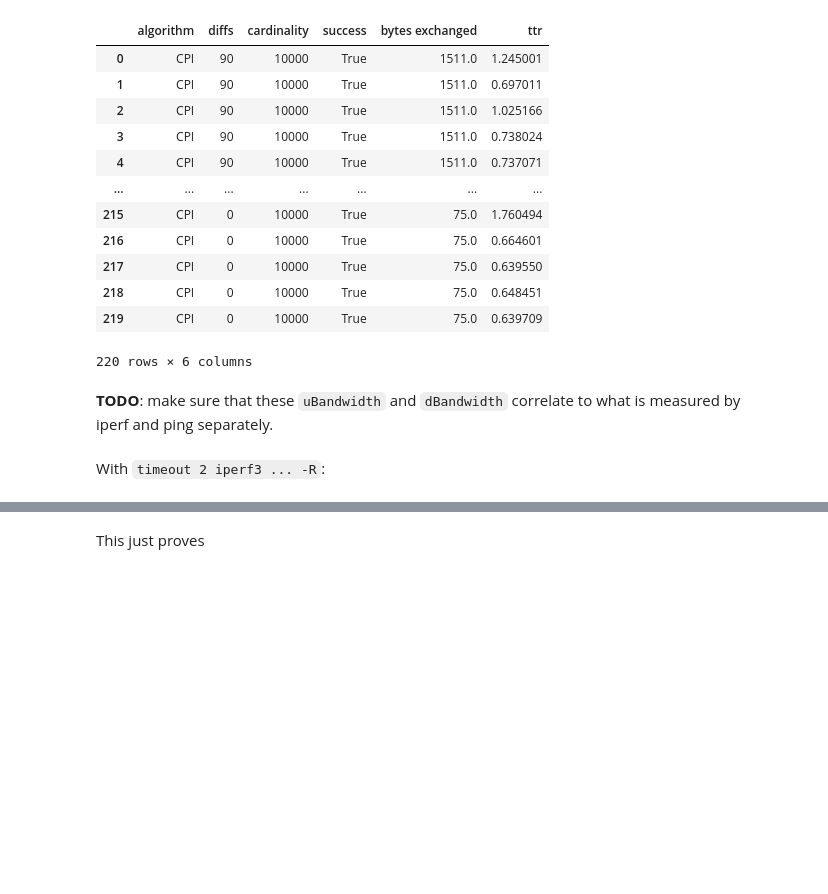
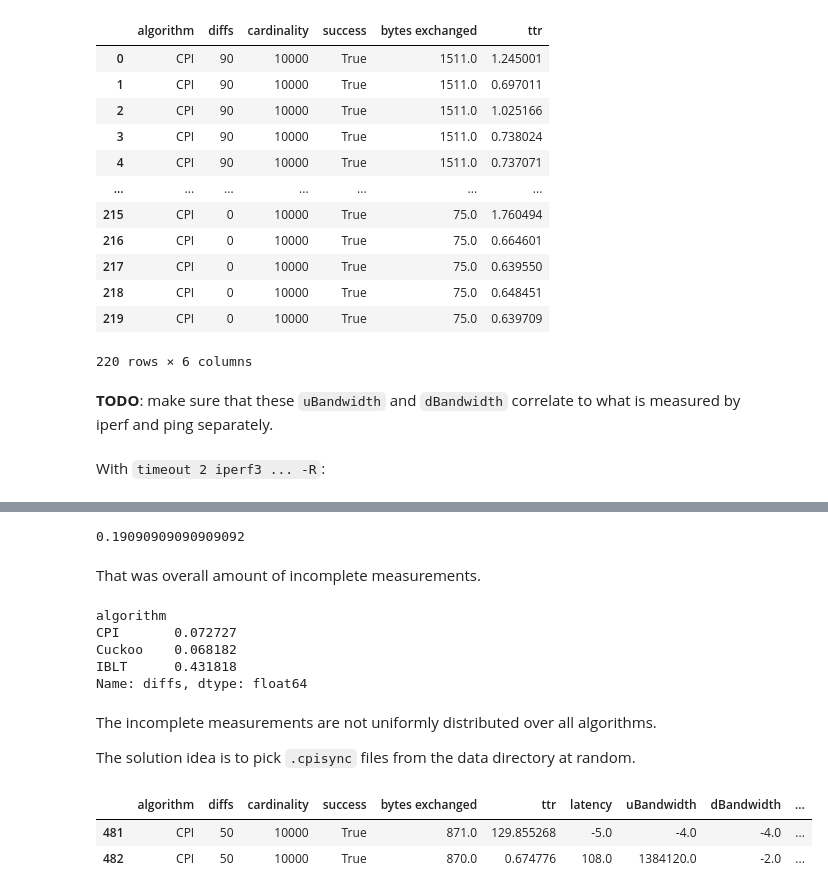
Before and after one commit to nislab/gensync, a Jupyter notebook: run/analysis.ipynb, the cells around one changed output, grey strips where cells are left out. Drawn from its saved outputs; the diff is of its cells as text; code cells hidden in the pictures; blank space fills up the shorter version.

```diff
--- a/run/analysis.ipynb
+++ b/run/analysis.ipynb
@@ -936,4 +936,4 @@ iperf_1026_dbg
 # %% [markdown]
 With `timeout 2 iperf3 ... -R`:
 # %%
-d_1026_2s = ca.parse('plain_data/gensync_022168024_1026.csv', summarize=True)
+d_1026_2s = ca.parse('plain_data/gensync_023015281_1026.csv', summarize=True)
@@ -949,2 +940,25 @@ d_1026_2s.head()
-# %% [markdown]
-This just proves
+# %%
+incomplete = d_1026_2s[(d_1026_2s['dBandwidth'] < 0) | (d_1026_2s['uBandwidth'] < 0) | (d_1026_2s['latency'] < 0)]
+incomplete.shape[0] / d_1026_2s.shape[0]
+# %% [output]
+0.19090909090909092
+# %% [markdown]
+That was overall amount of incomplete measurements.
+# %%
+incomplete.groupby('algorithm').count()['diffs'] / d_1026_2s.groupby('algorithm').count()['diffs']
+# %% [output]
+algorithm
+CPI       0.072727
+Cuckoo    0.068182
+IBLT      0.431818
+Name: diffs, dtype: float64
+# %% [markdown]
+The incomplete measurements are not uniformly distributed over all algorithms.
+
+The solution idea is to pick `.cpisync` files from the data directory at random.
+# %%
+incomplete[(incomplete['algorithm'] == 'CPI') & (incomplete['diffs'] == 50)]
+# %% [output]
+|  | algorithm | diffs | cardinality | success | bytes exchanged | ttr | latency | uBandwidth | dBandwidth | ... |
+| 481 | CPI | 50 | 10000 | True | 871.0 | 129.855268 | -5.0 | -4.0 | -4.0 | ... |
+| 482 | CPI | 50 | 10000 | True | 870.0 | 0.674776 | 108.0 | 1384120.0 | -2.0 | ... |
```
Also changed, not shown: parts of 2 cells of this notebook, 3 other files.
